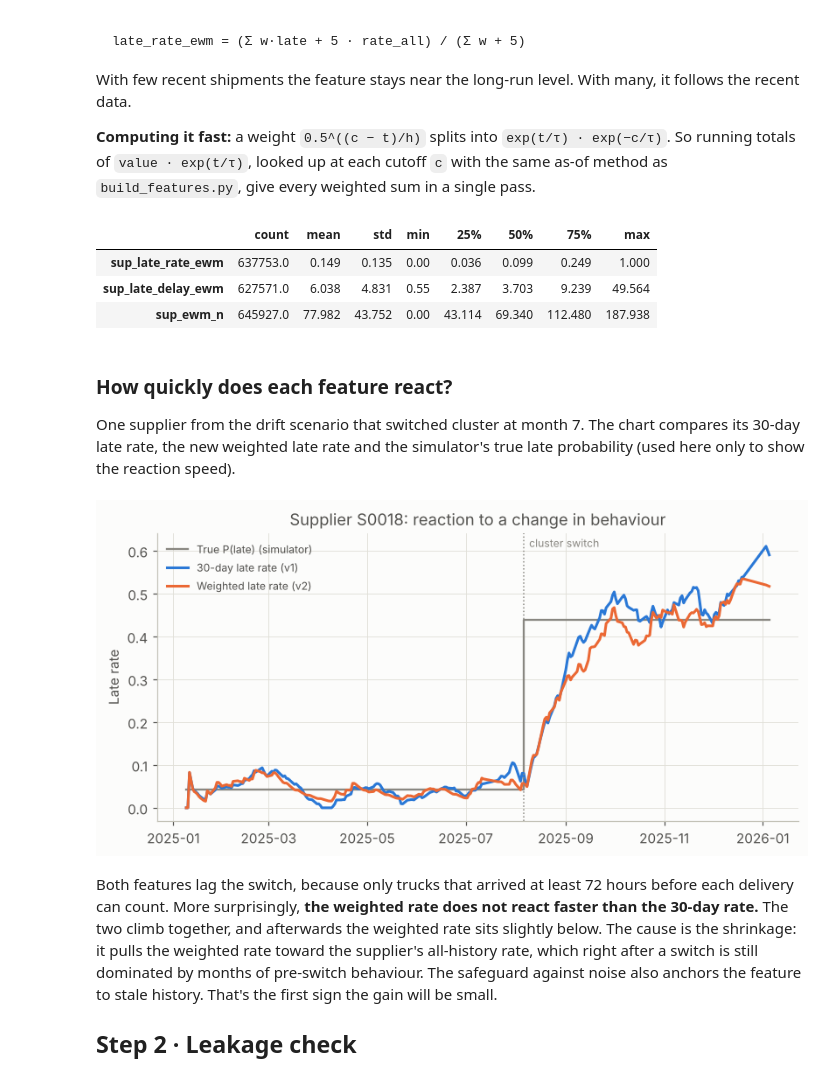
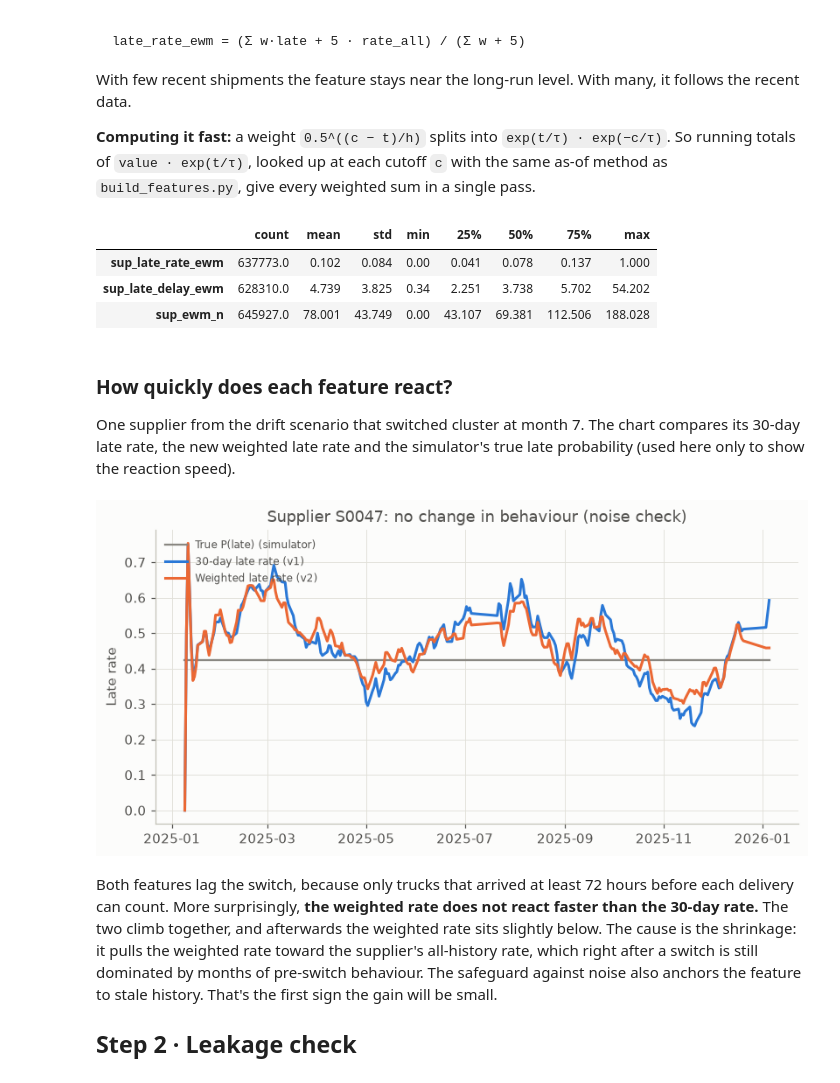
Before and after one commit to Roccolee18/bayesian-supplier-risk-engine-jit, a Jupyter notebook: notebooks/drift_features.ipynb, the cells around one changed output. Saved outputs shown, nothing was run; the diff lists cells and outputs as text; code cells hidden in the pictures.

```diff
--- a/notebooks/drift_features.ipynb
+++ b/notebooks/drift_features.ipynb
@@ -33,7 +33,7 @@ from build_features import _asof, _cumulative_history, shipment_outcomes
 from build_folds import PROCESSED, SCENARIOS
 from models import DRIFT_COLUMNS
 
-SCENARIO = "drift"
+SCENARIO = "no_clusters"
 # %%
 HALF_LIFE_DAYS = 14.0
 
@@ -129,36 +129,51 @@ new = drift_features(base)
 new.describe().T.round(3)
 # %% [output]
 |  | count | mean | std | min | 25% | 50% | 75% | max |
-| sup_late_rate_ewm | 637753.0 | 0.149 | 0.135 | 0.00 | 0.036 | 0.099 | 0.249 | 1.000 |
-| sup_late_delay_ewm | 627571.0 | 6.038 | 4.831 | 0.55 | 2.387 | 3.703 | 9.239 | 49.564 |
-| sup_ewm_n | 645927.0 | 77.982 | 43.752 | 0.00 | 43.114 | 69.340 | 112.480 | 187.938 |
+| sup_late_rate_ewm | 637773.0 | 0.102 | 0.084 | 0.00 | 0.041 | 0.078 | 0.137 | 1.000 |
+| sup_late_delay_ewm | 628310.0 | 4.739 | 3.825 | 0.34 | 2.251 | 3.738 | 5.702 | 54.202 |
+| sup_ewm_n | 645927.0 | 78.001 | 43.749 | 0.00 | 43.107 | 69.381 | 112.506 | 188.028 |
 # %% [markdown]
 ### How quickly does each feature react?
 
 One supplier from the drift scenario that switched cluster at month 7. The chart compares its 30-day late rate, the new weighted late rate and the simulator's true late probability (used here only to show the reaction speed).
 # %%
 frame = pd.concat([base, new], axis=1).drop_duplicates("shipment_id")
-switchers = frame[frame["true_drift_month"] == 7].groupby("supplier_code")
-gap = switchers.apply(lambda d: abs(d["true_p_late_after"].iloc[0] - d["true_p_late"].iloc[0]))
-example = gap.idxmax()                          # the switch with the biggest change in true P(late)
+suppliers = frame.drop_duplicates("supplier_code").set_index("supplier_code")
+start = frame["production_date"].min()          # first day of the simulation, for every supplier
+switchers = suppliers[suppliers["true_drift_month"].notna()]
+
+if len(switchers):
+    # Drift scenario: the supplier whose true P(late) changed the most
+    example = (switchers["true_p_late_after"] - switchers["true_p_late"]).abs().idxmax()
+    switch = start + pd.DateOffset(months=int(switchers.loc[example, "true_drift_month"]))
+    title = f"Supplier {example}: reaction to a change in behaviour"
+else:
+    # No drift: a frequently-late supplier whose behaviour never changes,
+    # to show how much each feature wanders from noise alone
+    example = suppliers["true_p_late"].idxmax()
+    switch = None
+    title = f"Supplier {example}: no change in behaviour (noise check)"
+
 d = frame[frame["supplier_code"] == example].sort_values("planned_delivery_datetime")
-daily = d.set_index("planned_delivery_datetime")[["sup_late_rate_30d", "sup_late_rate_ewm"]].resample("D").mean().dropna()
-switch = d["production_date"].min() + pd.DateOffset(months=7)
-true_p = np.where(daily.index >= switch, d["true_p_late_after"].iloc[0], d["true_p_late"].iloc[0])
+daily = (d.set_index("planned_delivery_datetime")[["sup_late_rate_30d", "sup_late_rate_ewm"]]
+          .resample("D").mean().dropna())
+before, after = suppliers.loc[example, "true_p_late"], suppliers.loc[example, "true_p_late_after"]
+true_p = np.where(daily.index >= switch, after, before) if switch is not None else np.full(len(daily), before)
 
 fig, ax = plt.subplots(figsize=(7.5, 3.8))
 ax.plot(daily.index, true_p, color=MUTED, linewidth=1.5, drawstyle="steps-post", label="True P(late) (simulator)")
 ax.plot(daily.index, daily["sup_late_rate_30d"], color=COLORS["naive"], linewidth=2, label="30-day late rate (v1)")
 ax.plot(daily.index, daily["sup_late_rate_ewm"], color=COLORS["fast_1"], linewidth=2, label="Weighted late rate (v2)")
-ax.axvline(switch, color=MUTED, linewidth=1, linestyle=":")
-ax.annotate("cluster switch", (switch, ax.get_ylim()[1] * 0.95), xytext=(4, 0), textcoords="offset points",
-            color=MUTED, fontsize=8)
-ax.set(ylabel="Late rate", title=f"Supplier {example}: reaction to a change in behaviour")
+if switch is not None:
+    ax.axvline(switch, color=MUTED, linewidth=1, linestyle=":")
+    ax.annotate("cluster switch", (switch, ax.get_ylim()[1] * 0.95), xytext=(4, 0),
+                textcoords="offset points", color=MUTED, fontsize=8)
+ax.set(ylabel="Late rate", title=title)
 ax.legend(loc="upper left", fontsize=8)
 plt.tight_layout()
 plt.show()
 # %% [output]
-[figure, old version]
+[figure, new version]
 # %% [markdown]
 Both features lag the switch, because only trucks that arrived at least 72 hours before each delivery can count. More surprisingly, **the weighted rate does not react faster than the 30-day rate.** The two climb together, and afterwards the weighted rate sits slightly below. The cause is the shrinkage: it pulls the weighted rate toward the supplier's all-history rate, which right after a switch is still dominated by months of pre-switch behaviour. The safeguard against noise also anchors the feature to stale history. That's the first sign the gain will be small.
 
```
Also changed, not shown: parts of 1 cell of this notebook, 12 other files.
